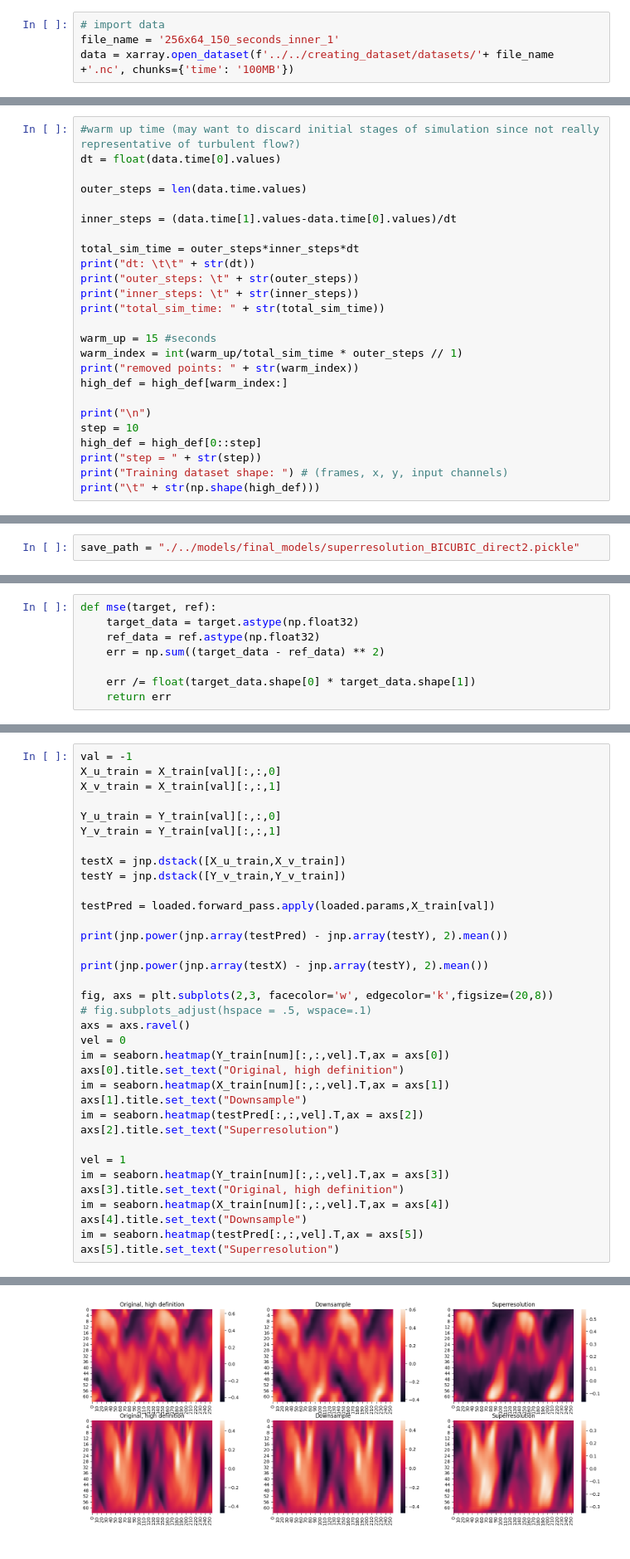
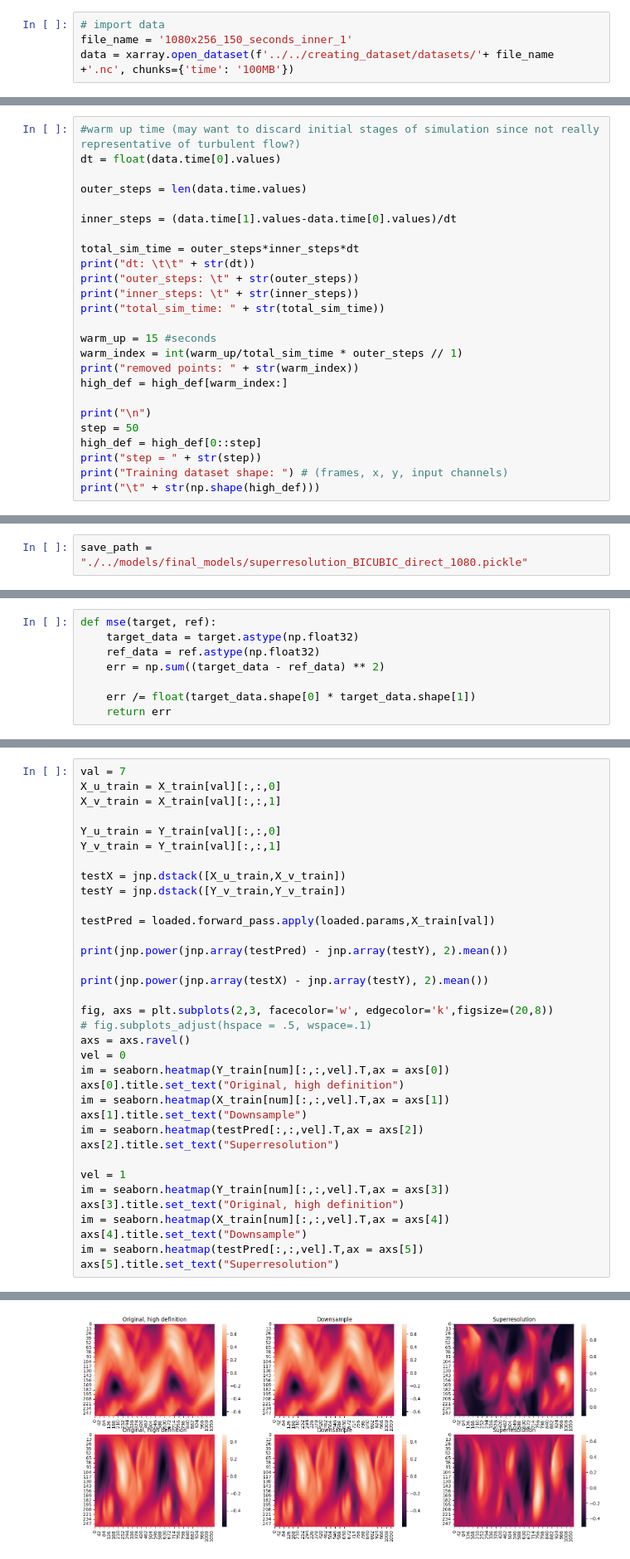
Before and after one commit to diegodelc/jax-cfd, a Jupyter notebook: notebooks/hybrid_model/training_superresolutions/final_superresolution_training.ipynb, the cells around one changed output, grey strips where cells are left out. Shown at 83% size. Drawn from its saved outputs; the diff is of its cells as text.

```diff
--- a/notebooks/hybrid_model/training_superresolutions/final_superresolution_training.ipynb
+++ b/notebooks/hybrid_model/training_superresolutions/final_superresolution_training.ipynb
@@ -44,7 +44,7 @@ importlib.reload(preprocessing)
 <module 'jax_cfd.ml.diego_preprocessing' from '/rds/general/user/dd519/home/FYP/forked_jax/jax-cfd/jax_cfd/ml/diego_preprocessing.py'>
 # %%
 # import data
-file_name = '256x64_150_seconds_inner_1'
+file_name = '1080x256_150_seconds_inner_1'
 data = xarray.open_dataset(f'../../creating_dataset/datasets/'+ file_name +'.nc', chunks={'time': '100MB'})
 # %%
 # # split by timestamps
@@ -89,7 +89,7 @@ print("removed points: " + str(warm_index))
 high_def = high_def[warm_index:]
 
 print("\n")
-step = 10
+step = 50
 high_def = high_def[0::step]
 print("step = " + str(step))
 print("Training dataset shape: ") # (frames, x, y, input channels)
@@ -211,7 +215,7 @@ description = "5h16' training, wall time 39 minutes"
 # %%
 toSave = saving.newSaveObject(instance.params,instance.losses,instance.val_losses,description,CNN_specs)
 # %%
-save_path = "./../models/final_models/superresolution_BICUBIC_direct2.pickle"
+save_path = "./../models/final_models/superresolution_BICUBIC_direct_1080.pickle"
 # %%
 with open(save_path,"wb") as f:
     pickle.dump(toSave,f)
@@ -358,5 +362,5 @@ axs[3].title.set_text("v (original)")
 # %%
-val = -1
+val = 7
 X_u_train = X_train[val][:,:,0]
 X_v_train = X_train[val][:,:,1]
 
@@ -396 +400 @@ axs[5].title.set_text("Superresolution")
-[figure, old version]
+[figure, new version]
```
Also changed, not shown: parts of 18 cells of this notebook, 4 other files.
